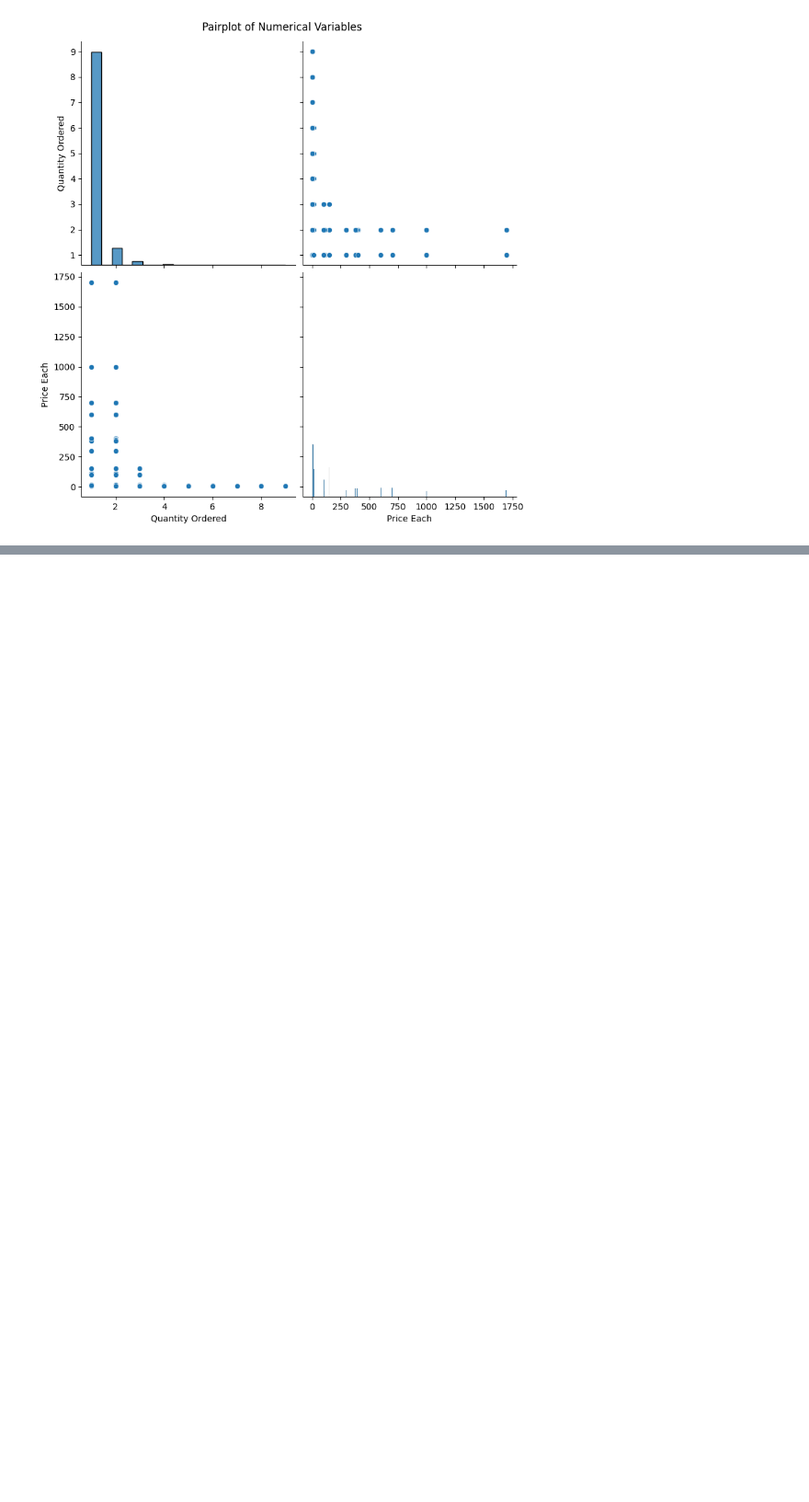
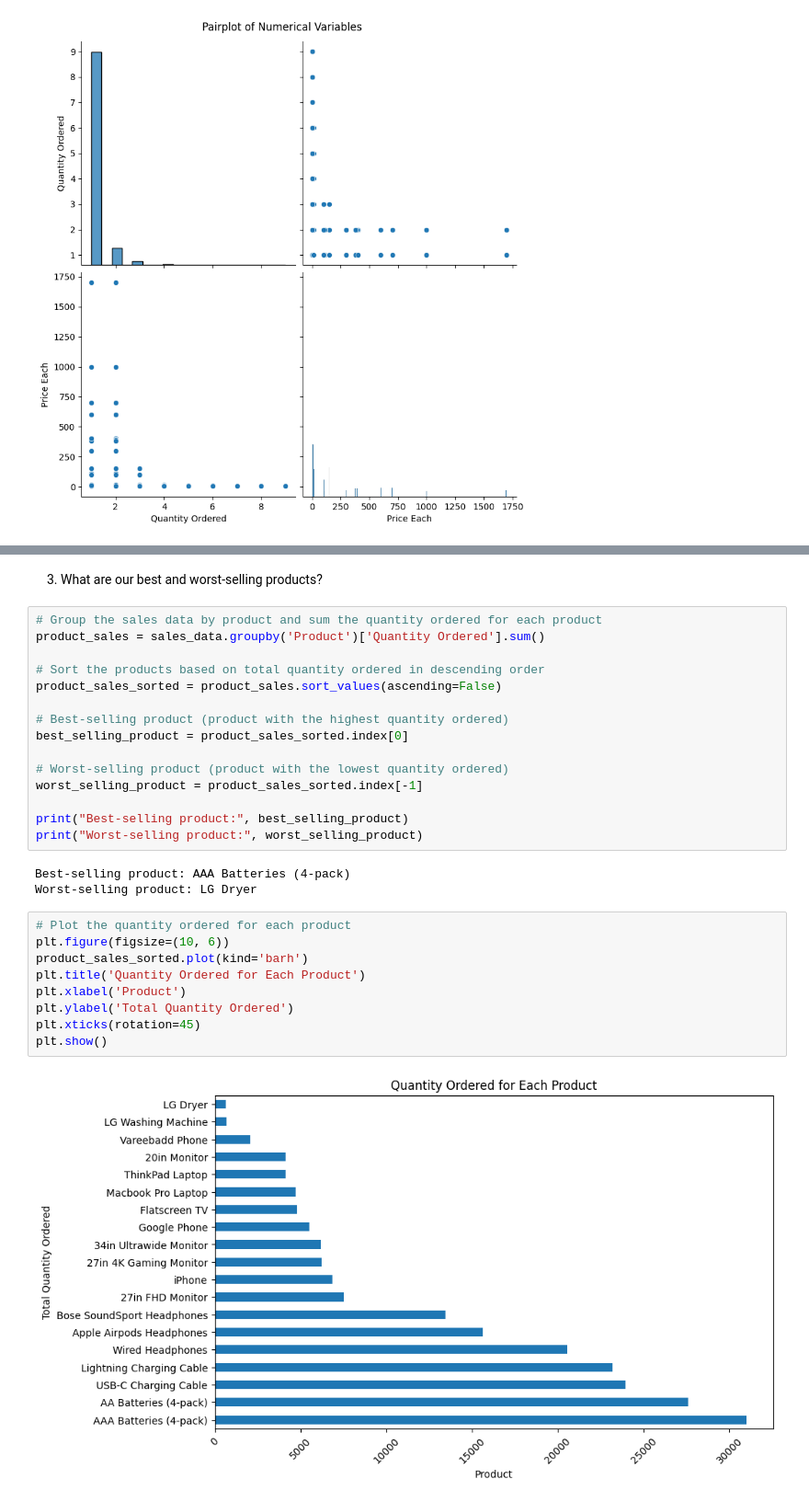
Before and after one commit to Samidirbsa/PowerBI_Capstone_Project, a Jupyter notebook: notebook.ipynb, the cells around one changed output, grey strips where cells are left out. Shown at 92% size. Saved outputs shown, nothing was run; the diff lists cells and outputs as text; blank space fills up the shorter version.

```diff
--- a/notebook.ipynb
+++ b/notebook.ipynb
@@ -2414,0 +2496,31 @@ plt.show()
+# %% [markdown]
+3. What are our best and worst-selling products?
+# %%
+# Group the sales data by product and sum the quantity ordered for each product
+product_sales = sales_data.groupby('Product')['Quantity Ordered'].sum()
+
+# Sort the products based on total quantity ordered in descending order
+product_sales_sorted = product_sales.sort_values(ascending=False)
+
+# Best-selling product (product with the highest quantity ordered)
+best_selling_product = product_sales_sorted.index[0]
+
+# Worst-selling product (product with the lowest quantity ordered)
+worst_selling_product = product_sales_sorted.index[-1]
+
+print("Best-selling product:", best_selling_product)
+print("Worst-selling product:", worst_selling_product)
+# %% [output]
+Best-selling product: AAA Batteries (4-pack)
+Worst-selling product: LG Dryer
+# %%
+# Plot the quantity ordered for each product
+plt.figure(figsize=(10, 6))
+product_sales_sorted.plot(kind='barh')
+plt.title('Quantity Ordered for Each Product')
+plt.xlabel('Product')
+plt.ylabel('Total Quantity Ordered')
+plt.xticks(rotation=45)
+plt.show()
+# %% [output]
+[figure, added]
```
Also changed, not shown: parts of 21 cells of this notebook.
